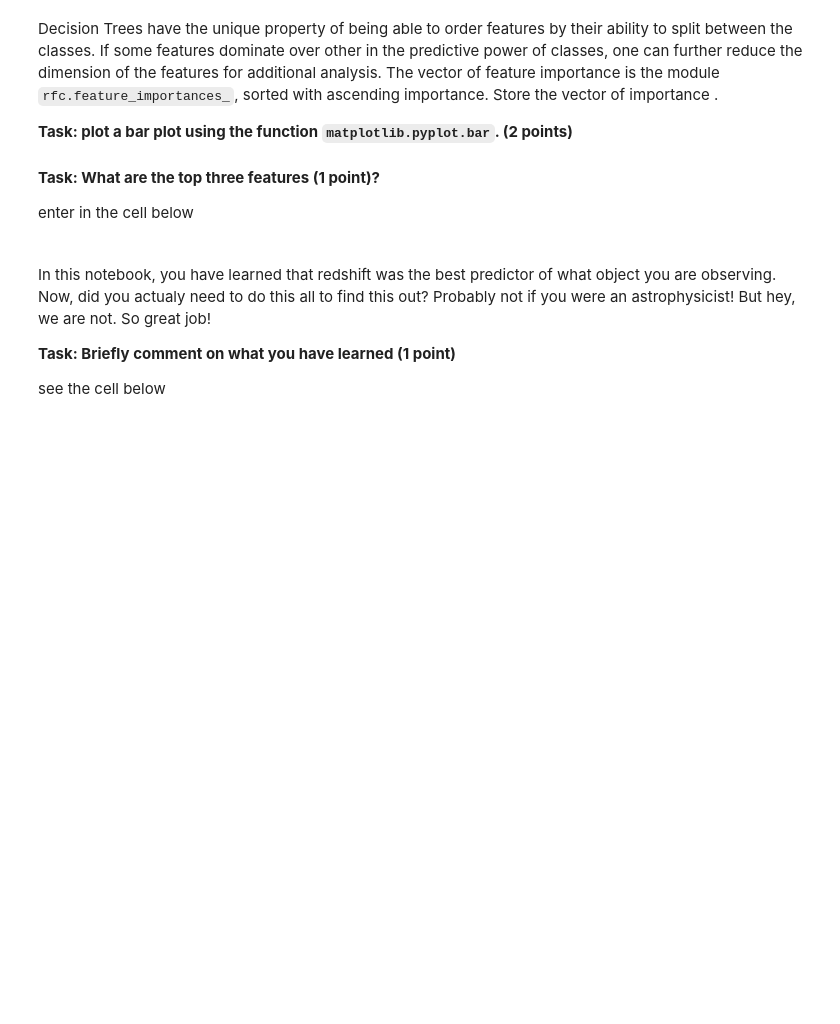
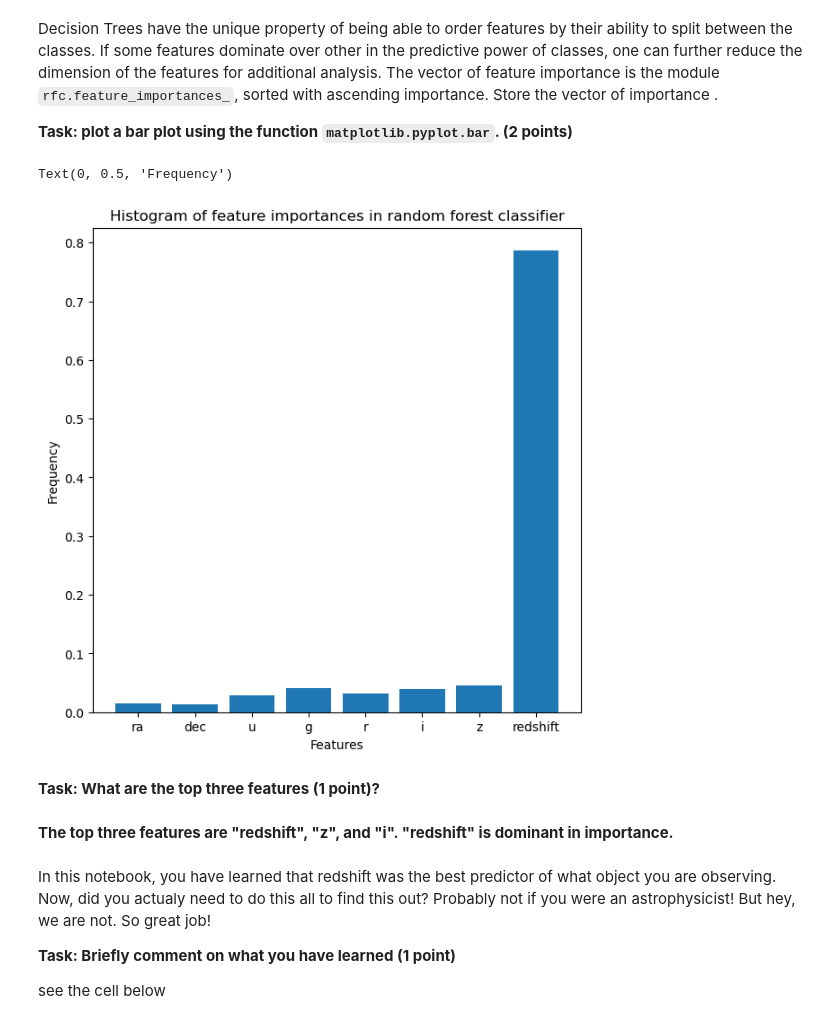
Before and after one commit to UW-ESS-DS/MLGeo2022_wangzy19, a Jupyter notebook: HW7/homework7.ipynb, the cells around one changed output. Drawn from its saved outputs; the diff is of its cells as text; code cells hidden in the pictures; blank space fills up the shorter version.

```diff
--- a/HW7/homework7.ipynb
+++ b/HW7/homework7.ipynb
@@ -590,9 +834,30 @@ Decision Trees have the unique property of being able to order features by their
+# %%
+# answer
+# vector of importance
+# vector of features
+features = sdss_df.drop(columns=['class'])
+feature_list = list(features.columns)
+features = np.array(features)
+rf_importances = list(rf_clf.feature_importances_)
+rf_importances = [(feature, round(rf_importances, 3)) for feature, rf_importances in zip(feature_list, rf_importances)]
+sorted_importances = pd.DataFrame(rf_importances)
+sorted_importances.columns = ['Feature', 'Importance']
+sorted_importances.sort_values(by=['Importance'], ascending=True)
+
+sorted_importances
+
+fig = plt.figure(figsize=(7,7))
+plt.bar(sorted_importances['Feature'], sorted_importances['Importance'])
+plt.title('Histogram of feature importances in random forest classifier')
+plt.xlabel('Features')
+plt.ylabel('Frequency')
+# %% [output]
+Text(0, 0.5, 'Frequency')
+[figure, added]
 # %% [markdown]
 **Task: What are the top three features (1 point)?**
-
-enter in the cell below
-# %% [markdown]
-<!-- answer -->
+# %% [markdown]
+**The top three features are "redshift", "z", and "i". "redshift" is dominant in importance.**
 # %% [markdown]
 In this notebook, you have learned that redshift was the best predictor of what object you are observing. Now, did you actualy need to do this all to find this out? Probably not if you were an astrophysicist! But hey, we are not. So great job!
 
```
Also changed, not shown: parts of 34 cells of this notebook.
